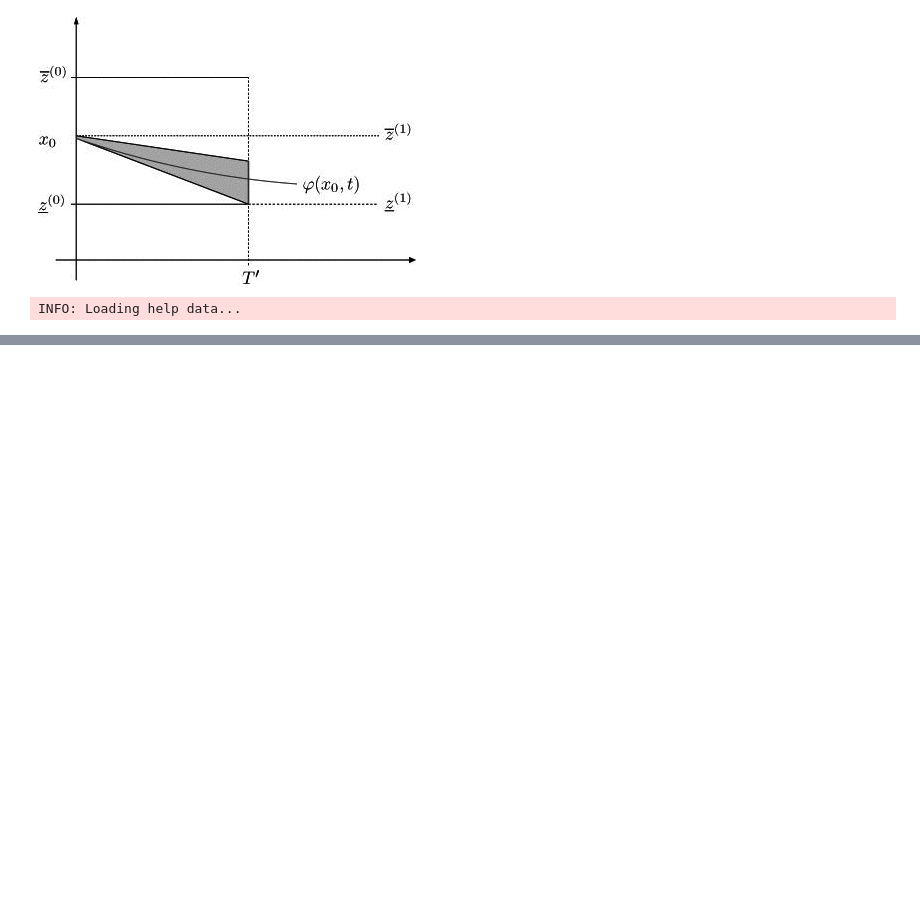
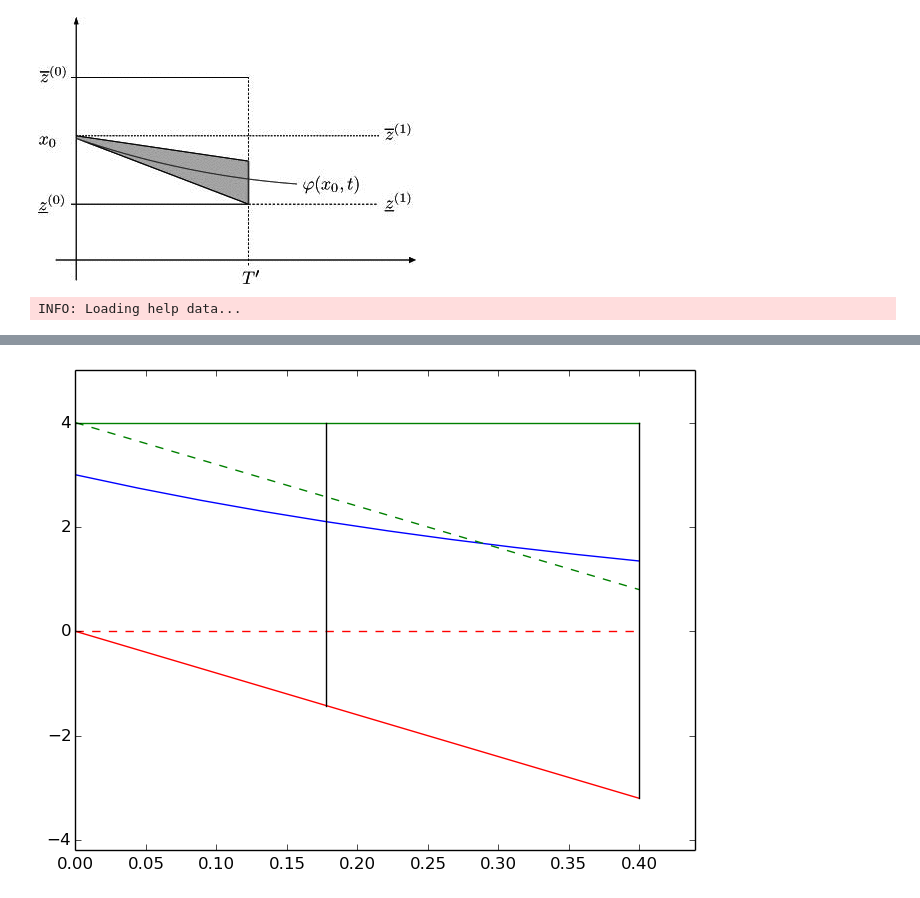
Before and after one commit to shgaeo/ProyectoClase, a Jupyter notebook: Notas/Sobre Capítulo 6 del Tucker.ipynb, the cells around one changed output, grey strips where cells are left out. Drawn from its saved outputs; the diff is of its cells as text; code cells hidden in the pictures; blank space fills up the shorter version.

Commit message:
hice la definición de los conos

```diff
--- a/Notas/Sobre Capítulo 6 del Tucker.ipynb
+++ b/Notas/Sobre Capítulo 6 del Tucker.ipynb
@@ -85,0 +197,11 @@ PyPlot.plot(t,x0Bot,"-r");
+# %%
+# d/dt x(t) = -2x(t) ; x(0)=3   →    x(t)= 3 exp(-2t)
+
+a0=4
+f(x)= -2*x
+x(xo,t)=xo*exp(-2*t)
+y(t)=x(3,t)
+
+x1=conosInterv(0,0.4,Intervalo(0,4),f,y)[3];
+# %% [output]
+[figure, added]
```
Also changed, not shown: parts of 19 cells of this notebook.
